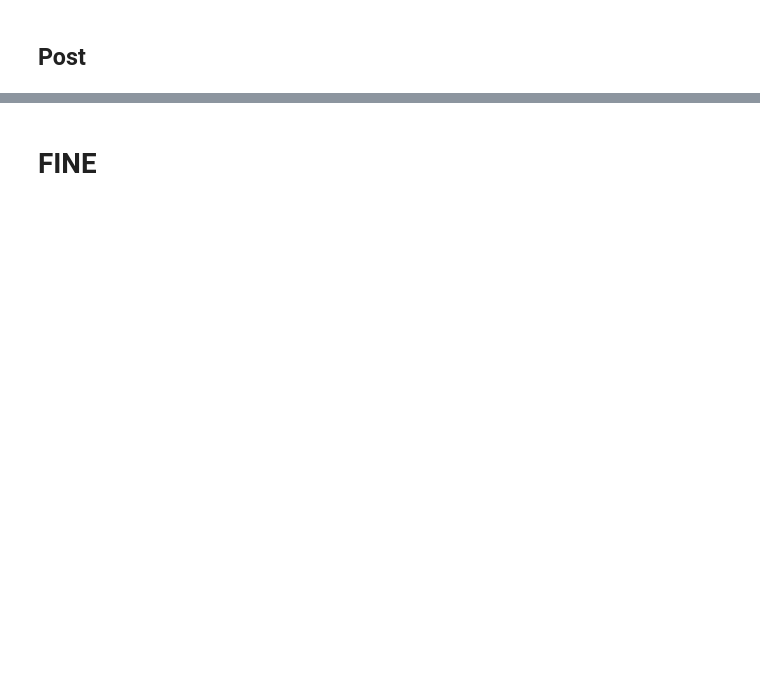
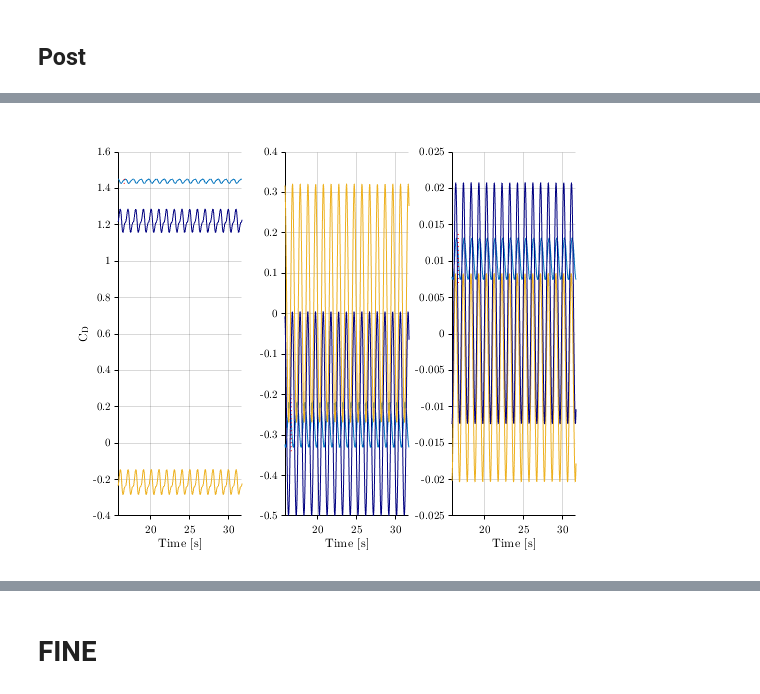
Before and after one commit to seoha0kim/openfoam_seo, a Jupyter notebook: wtt/yjn2/rib_200915.ipynb, the cells around one changed output, grey strips where cells are left out. Drawn from its saved outputs; the diff is of its cells as text; code cells hidden in the pictures; blank space fills up the shorter version.

```diff
--- a/wtt/yjn2/rib_200915.ipynb
+++ b/wtt/yjn2/rib_200915.ipynb
@@ -582,0 +717,2 @@ Messages:
+# %%
+t = [[0:0.1:.9]*sb.T_viv(150), [1:1/2^6:2^4]*sb.T_viv(150)]';
@@ -582,0 +730,6 @@ Messages:
+# %%
+n_t = floor(length(t)/2);
+lc = n_t:n_t*2;
+tn = t(lc);
+d_t = mean(diff(tn))
+std(diff(tn))
@@ -582,0 +745,7 @@ Messages:
+# %%
+d_f = 1/n_t/d_t;
+n_f = floor(n_t/2+1);
+f = [0:n_f-1]*d_f;
+yf = fft(y(:,lc)');
+# %%
+lc_fN_m = output(@() max(abs(yf(2:end,:))), 2)+1;
@@ -582,0 +770,35 @@ Messages:
+# %%
+id_pause = true;
+figure(1)
+clf
+for jj=[2,3,1]
+for ii = 1:3
+subplot(1,3,ii)
+% plot(t*f(lc_fN_m(ii+(jj-1)*3)),y(ii+(jj-1)*3,:),'Color',rgb('Navy'))
+if jj == 1
+    plot(t*f(lc_fN_m(ii+(jj-1)*3)),y(ii+(jj-1)*3,:),'Color',rgb('Navy'))
+else
+    plot(t*f(lc_fN_m(ii+(jj-1)*3)),y(ii+(jj-1)*3,:))
+end
+if id_pause
+xlabel('Time [s]')
+end
+end
+if id_pause
+gcfG;gcfH;gcfLFont;gcfS;%gcfP
+ylabel('$\mathrm{C_D}$')
+% gcfX([1,2^4]*sb.T_viv(150)*f(lc_fN_m(2)))
+gcfX([2^3,2^4]*sb.T_viv(150)*f(lc_fN_m(2)))
+% end
+% if id_pause
+id_pause = false;
+for ii = 1:3
+subplot(1,3,ii)
+yl = ylim;
+plot([1 1]*tn(1)*f(lc_fN_m(ii+(jj-1)*3)), yl, 'r:')
+% ylim(yl)
+end
+end
+end
+# %% [output]
+[figure, added]
```
Also changed, not shown: parts of 29 cells of this notebook, 9 other files.
